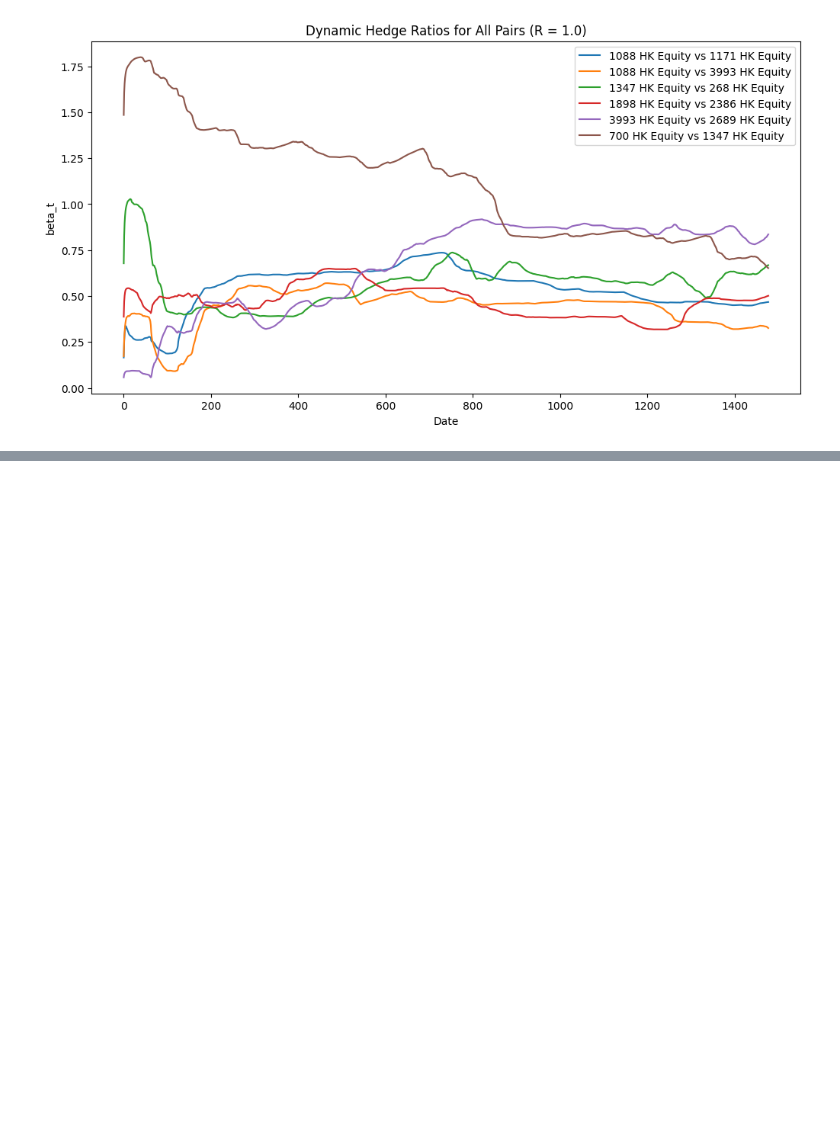
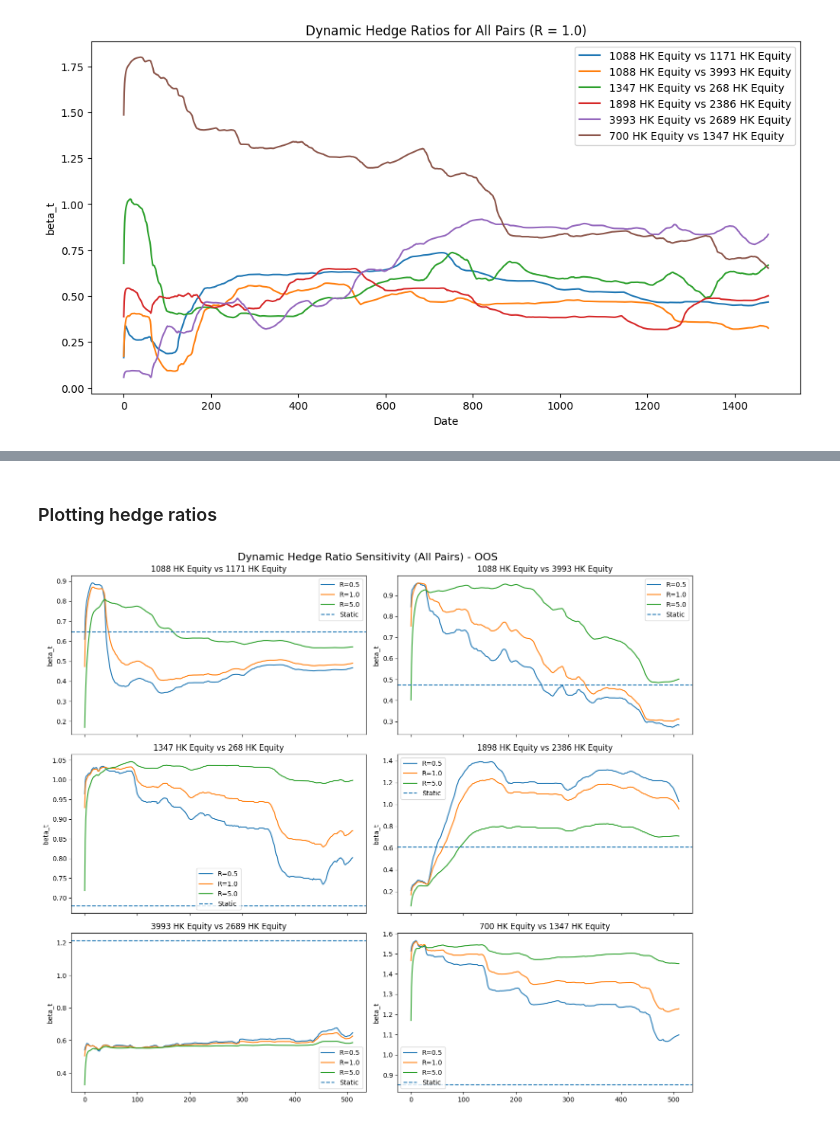
Before and after one commit to hivan04/applied-project-06039211, a Jupyter notebook: notebooks/3_pairs_strategy.ipynb, the cells around one changed output, grey strips where cells are left out. Drawn from its saved outputs; the diff is of its cells as text; code cells hidden in the pictures; blank space fills up the shorter version.

```diff
--- a/notebooks/3_pairs_strategy.ipynb
+++ b/notebooks/3_pairs_strategy.ipynb
@@ -247,13 +257,15 @@ plt.show()
 # %%
 plt.figure(figsize=(12, 6))
 
-pair_names = sorted(set(pair_name for pair_name, r in dynamic_details.keys()))
+pair_names_is = sorted(
+    set(pair_name for pair_name, r in dynamic_details_is.keys())
+)
 
-for pair_name in pair_names:
+for pair_name in pair_names_is:
     key = (pair_name, 1.0)
 
-    if key in dynamic_details:
-        dynamic_details[key]["beta_t"].plot(label=pair_name)
+    if key in dynamic_details_is:
+        dynamic_details_is[key]["beta_t"].plot(label=pair_name)
 
 plt.title("Dynamic Hedge Ratios for All Pairs (R = 1.0)")
 plt.xlabel("Date")
@@ -283,0 +294,9 @@ with open("/Users/ivanhung/Documents/GitHub/applied-project-06039211/data/dictio
+# %%
+pairs_oos = [
+    {"y": "700 HK Equity", "x": "1347 HK Equity", "df": df1_oos},
+    {"y": "1347 HK Equity", "x": "268 HK Equity", "df": df1_oos},
+    {"y": "1088 HK Equity", "x": "3993 HK Equity", "df": df2_oos},
+    {"y": "1088 HK Equity", "x": "1171 HK Equity", "df": df2_oos},
+    {"y": "3993 HK Equity", "x": "2689 HK Equity", "df": df2_oos},
+    {"y": "1898 HK Equity", "x": "2386 HK Equity", "df": df2_oos},
+]
@@ -283,0 +389,34 @@ with open("/Users/ivanhung/Documents/GitHub/applied-project-06039211/data/dictio
+# %% [markdown]
+### Plotting hedge ratios
+# %%
+pair_names_oos = sorted(set(pair_name for pair_name, r in dynamic_details_oos.keys()))
+
+fig, axes = plt.subplots(3, 2, figsize=(14, 12), sharex=True)
+axes = axes.flatten()
+
+for i, pair_name in enumerate(pair_names_oos):
+    ax = axes[i]
+
+    for r in obs_cov_values:
+        key = (pair_name, r)
+
+        if key in dynamic_details_oos:
+            dynamic_details_oos[key]["beta_t"].plot(ax=ax, label=f"R={r}")
+
+    # static beta line
+    static_beta = static_results_df.loc[
+        static_results_df["pair"] == pair_name,
+        "beta"
+    ].iloc[0]
+
+    ax.axhline(static_beta, linestyle="--", label="Static")
+
+    ax.set_title(pair_name)
+    ax.set_ylabel("beta_t")
+    ax.legend()
+
+plt.suptitle("Dynamic Hedge Ratio Sensitivity (All Pairs) - OOS", fontsize=16)
+plt.tight_layout()
+plt.show()
+# %% [output]
+[figure, added]
```
Also changed, not shown: parts of 20 cells of this notebook, 4 other files.
